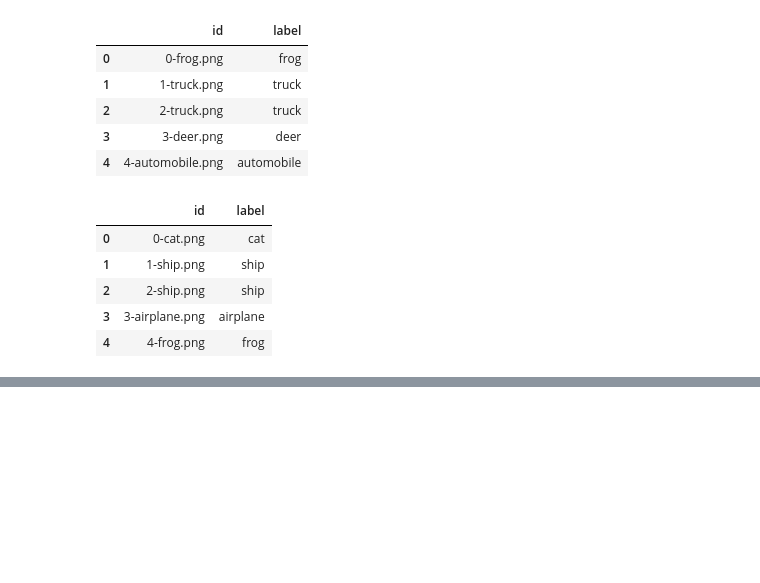
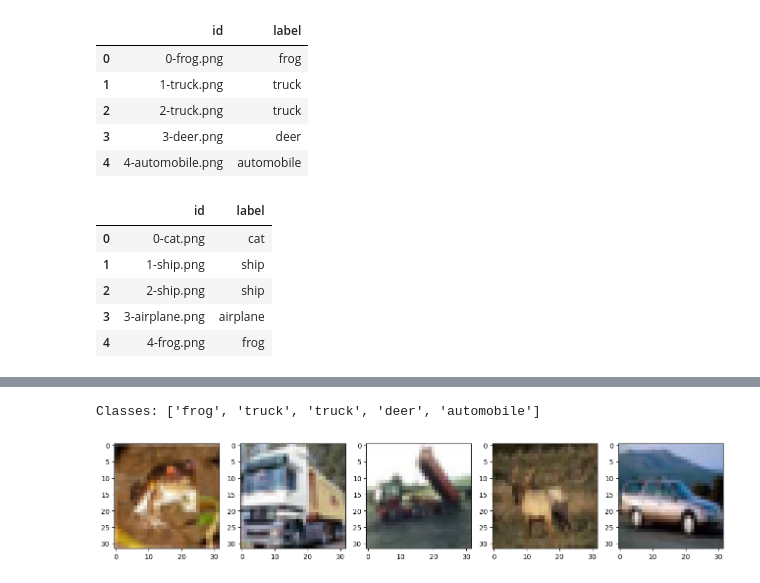
Before and after one commit to luis-rveiga/pucrj-cienciadadosanalytics, a Jupyter notebook: mvp-sprint-ii-machine-learning-analytics/deep-learning/mvp-sprint-ii-deep-learnig-final.ipynb, the cells around one changed output, grey strips where cells are left out. Cells and saved outputs as stored; diff of their text form; code cells hidden in the pictures; blank space fills up the shorter version.

```diff
--- a/mvp-sprint-ii-machine-learning-analytics/deep-learning/mvp-sprint-ii-deep-learnig-final.ipynb
+++ b/mvp-sprint-ii-machine-learning-analytics/deep-learning/mvp-sprint-ii-deep-learnig-final.ipynb
@@ -107,3 +153,16 @@ Total de imagens para teste      : 5000
+# %%
+fig, x = plt.subplots(1, 5)
+fig.set_size_inches(16, 6)
+
+print('Classes: ' + str([cifar10_classes[x[0]] for x in y_train[0:5]]))
+
+for i in range(5):
+    image = X_train[i]
+    x[i].imshow(image)
+plt.show()
+# %% [output]
+Classes: ['frog', 'truck', 'truck', 'deer', 'automobile']
+[figure, added]
 # %%
 train_datagen=ImageDataGenerator(rescale=1.0/255.0,
                                 validation_split=0.25)
```
Also changed, not shown: parts of 31 cells of this notebook.
